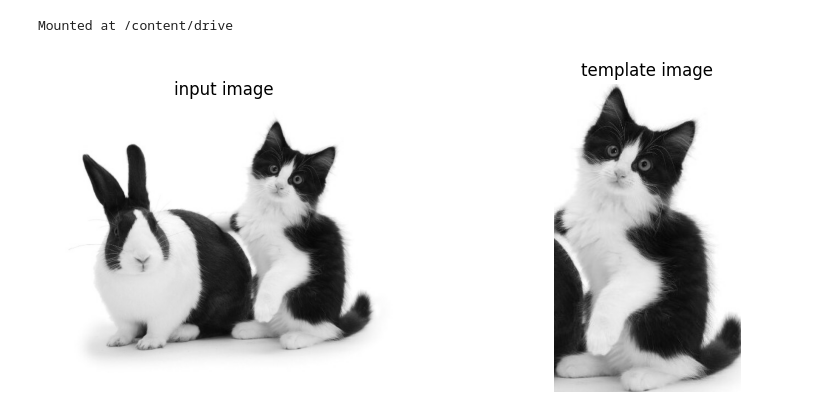
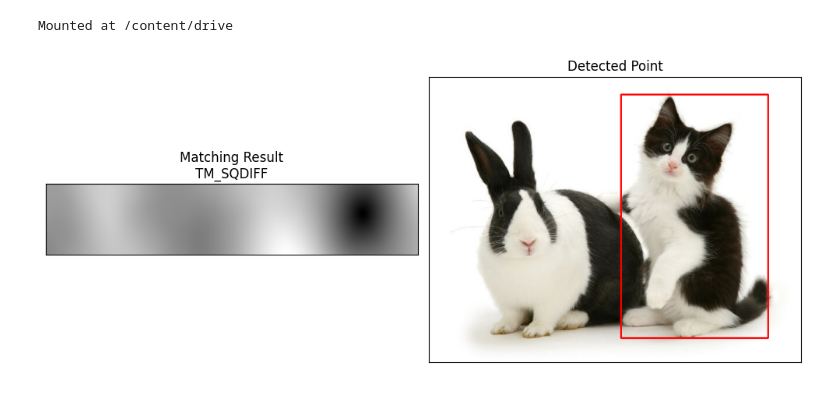
Before and after one commit to abdullatifm1127/PCVK_GANJIL_2025, a Jupyter notebook: Week11.ipynb, the cells around one changed output. Saved outputs shown, nothing was run; the diff lists cells and outputs as text; code cells hidden in the pictures.

```diff
--- a/Week11.ipynb
+++ b/Week11.ipynb
@@ -10,75 +10,60 @@ drive.mount('/content/drive')
 # %% [output]
 Mounted at /content/drive
 # %%
-import cv2
-import matplotlib.pyplot as plt
+img = cv2.imread('/content/drive/MyDrive/Tugas PCVK/cat-and-rabbit.jpg')
+img_gray = cv2.cvtColor(img, cv2.COLOR_BGR2GRAY)
 
-# Membaca gambar utama dan template
-img = cv2.imread('/content/drive/MyDrive/Tugas PCVK/cat-and-rabbit.jpg')
-template = cv2.imread('/content/drive/MyDrive/Tugas PCVK/cat-template.jpg')
+template = cv2.imread('/content/drive/MyDrive/Tugas PCVK/cat-template.jpg', 0)
+h, w = template.shape
 
-# Konversi ke grayscale
-img_gray = cv2.cvtColor(img, cv2.COLOR_BGR2GRAY)
-template_gray = cv2.cvtColor(template, cv2.COLOR_BGR2GRAY)
-
-# Ukuran template
-w, h = template_gray.shape[::-1]
-
-# Tampilkan gambar input dan template (seperti contoh)
-plt.figure(figsize=(10, 4))
-plt.subplot(1, 2, 1)
-plt.imshow(img_gray, cmap='gray')
-plt.title('input image')
-plt.axis('off')
-
-plt.subplot(1, 2, 2)
-plt.imshow(template_gray, cmap='gray')
-plt.title('template image')
-plt.axis('off')
-
-plt.show()
-
-# Daftar metode Template Matching
 methods = [
-    'cv2.TM_SQDIFF',
-    'cv2.TM_SQDIFF_NORMED',
-    'cv2.TM_CCORR',
-    'cv2.TM_CCORR_NORMED',
-    'cv2.TM_CCOEFF',
-    'cv2.TM_CCOEFF_NORMED'
+    cv2.TM_SQDIFF,
+    cv2.TM_SQDIFF_NORMED,
+    cv2.TM_CCORR,
+    cv2.TM_CCORR_NORMED,
+    cv2.TM_CCOEFF,
+    cv2.TM_CCOEFF_NORMED
 ]
 
-# Loop untuk setiap metode template matching
-for meth in methods:
+titles = [
+    "TM_SQDIFF",
+    "TM_SQDIFF_NORMED",
+    "TM_CCORR",
+    "TM_CCORR_NORMED",
+    "TM_CCOEFF",
+    "TM_CCOEFF_NORMED"
+]
+
+for method, title in zip(methods, titles):
+
     img_copy = img.copy()
-    method = eval(meth)
 
-    # Template Matching
-    res = cv2.matchTemplate(img_gray, template_gray, method)
-    min_val, max_val, min_loc, max_loc = cv2.minMaxLoc(res)
+    result = cv2.matchTemplate(img_gray, template, method)
 
-    # Tentukan titik pencocokan terbaik
+    min_val, max_val, min_loc, max_loc = cv2.minMaxLoc(result)
+
     if method in [cv2.TM_SQDIFF, cv2.TM_SQDIFF_NORMED]:
         top_left = min_loc
     else:
         top_left = max_loc
 
     bottom_right = (top_left[0] + w, top_left[1] + h)
 
-    # Gambar kotak hasil pencocokan
     cv2.rectangle(img_copy, top_left, bottom_right, (0, 0, 255), 2)
 
-    # Tampilkan hasil
     plt.figure(figsize=(10, 4))
-    plt.suptitle(meth)
+
     plt.subplot(1, 2, 1)
-    plt.imshow(res, cmap='gray')
-    plt.title('Matching Result')
-    plt.axis('off')
+    plt.title(f"Matching Result\n{title}")
+    plt.imshow(result, cmap='gray')
+    plt.xticks([]); plt.yticks([])
+
     plt.subplot(1, 2, 2)
+    plt.title("Detected Point")
     plt.imshow(cv2.cvtColor(img_copy, cv2.COLOR_BGR2RGB))
-    plt.title('Detected Point')
-    plt.axis('off')
+    plt.xticks([]); plt.yticks([])
+
+    plt.tight_layout()
     plt.show()
 # %% [output]
-[figure, old version]
+[figure, new version]
```
Also changed, not shown: parts of 2 cells of this notebook.
